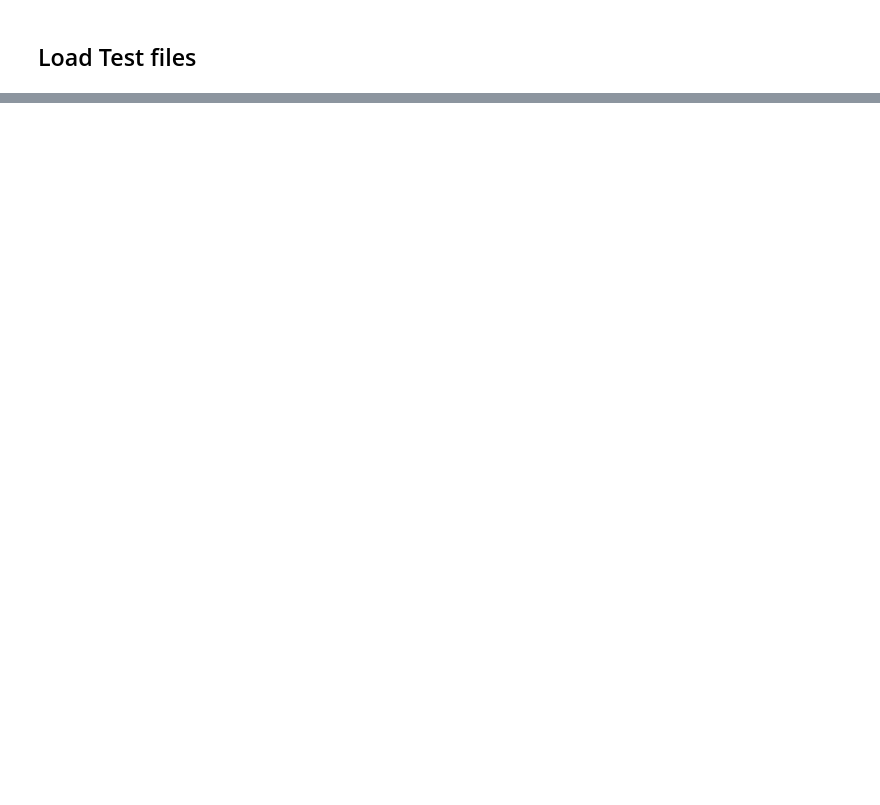
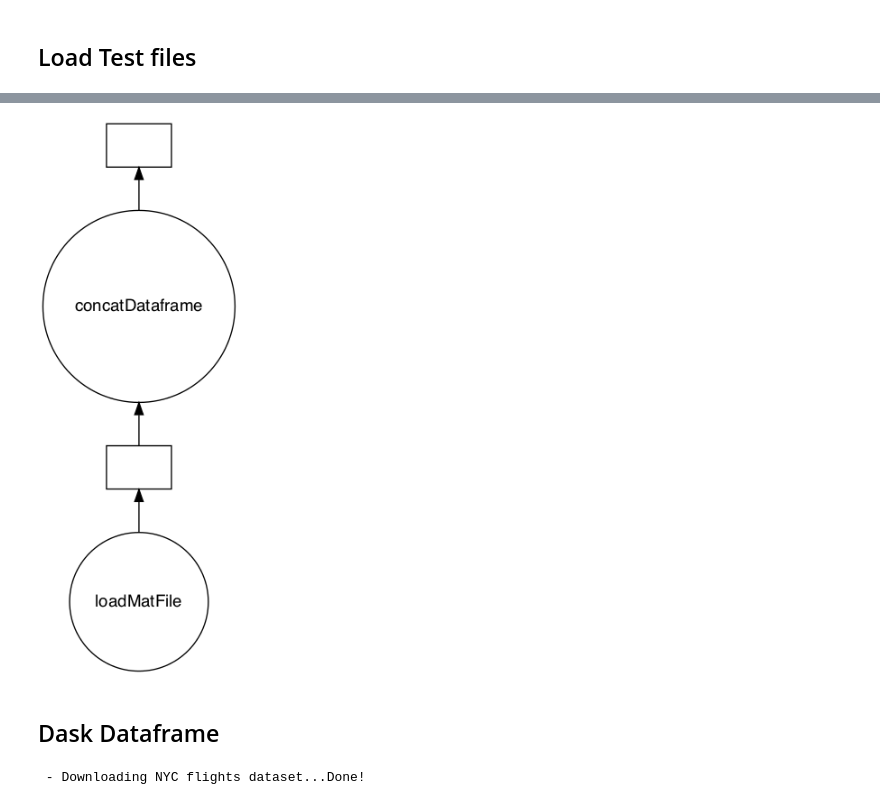
Before and after one commit to mobatusi/NeuromatchAcademy_DeepLearning_Coursework, a Jupyter notebook: LoadData.ipynb, the cells around one changed output, grey strips where cells are left out. Drawn from its saved outputs; the diff is of its cells as text; code cells hidden in the pictures; blank space fills up the shorter version.

```diff
--- a/LoadData.ipynb
+++ b/LoadData.ipynb
@@ -85,0 +231,42 @@ Pat1Test_df['type'] = Pat1Test_df['type'].astype(int)
+# %%
+Pat1Test_df = pd.DataFrame()
+results = []
+@delayed
+def loadMatFile(matFilePath):
+   loadedMatFile = sio.loadmat(matFilePath)['data']
+   file_name = matFilePath.split('/')[-1].split('.')[0]
+   file_name_row = test_labels_public[test_labels_public['image'] == file_name]
+   newColumns = [file_name_row[['patient','segment','class']].values] * np.shape(loadedMatFile)[0]
+   newColumns = np.squeeze(newColumns,axis=1)
+
+   study_df = pd.DataFrame(newColumns, columns=studyHeader)
+   mat_df = pd.DataFrame(loadedMatFile, columns=header)
+   return pd.concat([study_df, mat_df], axis=1)
+
+   return results
+
+@delayed
+def concatDataframe(Pat1Test_df,result):
+   return pd.concat([Pat1Test_df,result])
+# %%
+dataFile = os.listdir('/Users/Shared/Box/Neurovista/data/Pat1Test')
+# %%
+for data in dataFile:
+   y = delayed(loadMatFile)('/Users/Shared/Box/Neurovista/data/Pat1Test'+'data')
+   results = delayed(concatDataframe)(Pat1Test_df,y)
+# %%
+results.visualize()
+# %% [output]
+[figure, added]
+# %% [markdown]
+## Dask Dataframe
+# %%
+# download the NYC flights dataset to our workspace
+import urllib
+
+print(" - Downloading NYC flights dataset...", end='', flush=True)
+url = "https://storage.googleapis.com/dask-tutorial-data/nycflights.tar.gz"
+filename, headers = urllib.request.urlretrieve(url, 'nycflights.tar.gz')
+print("Done!", flush=True)
+# %% [output]
+ - Downloading NYC flights dataset...Done!
```
Also changed, not shown: parts of 24 cells of this notebook, 29 other files.
